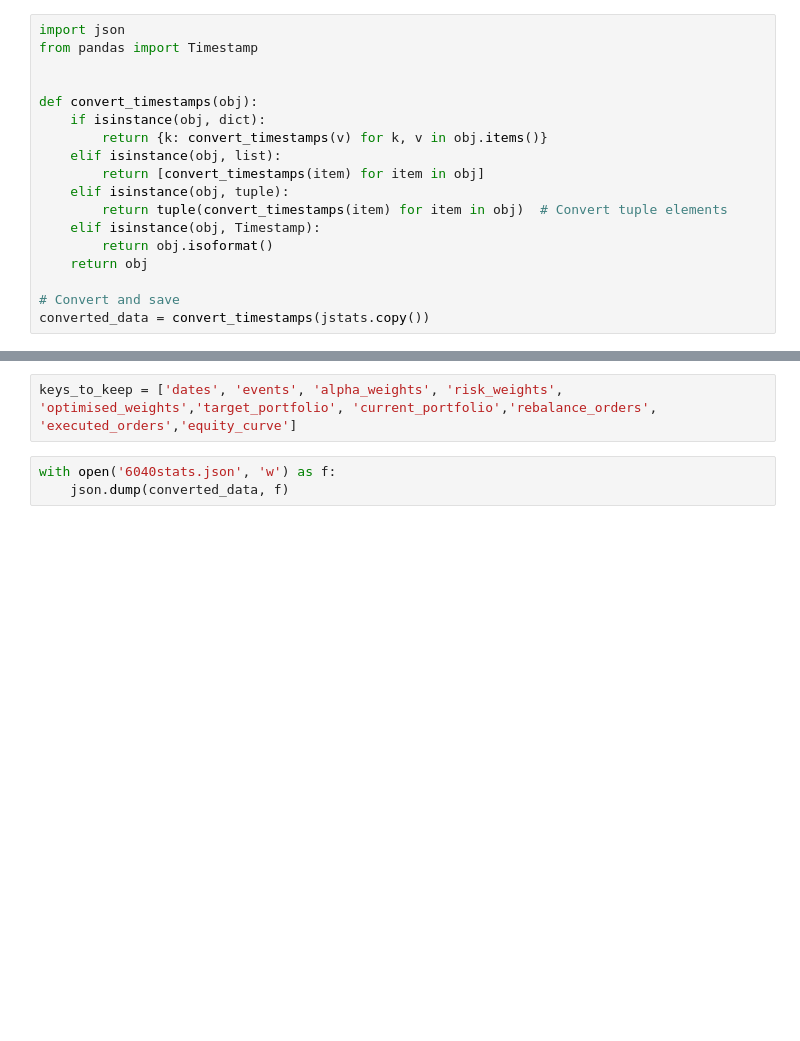
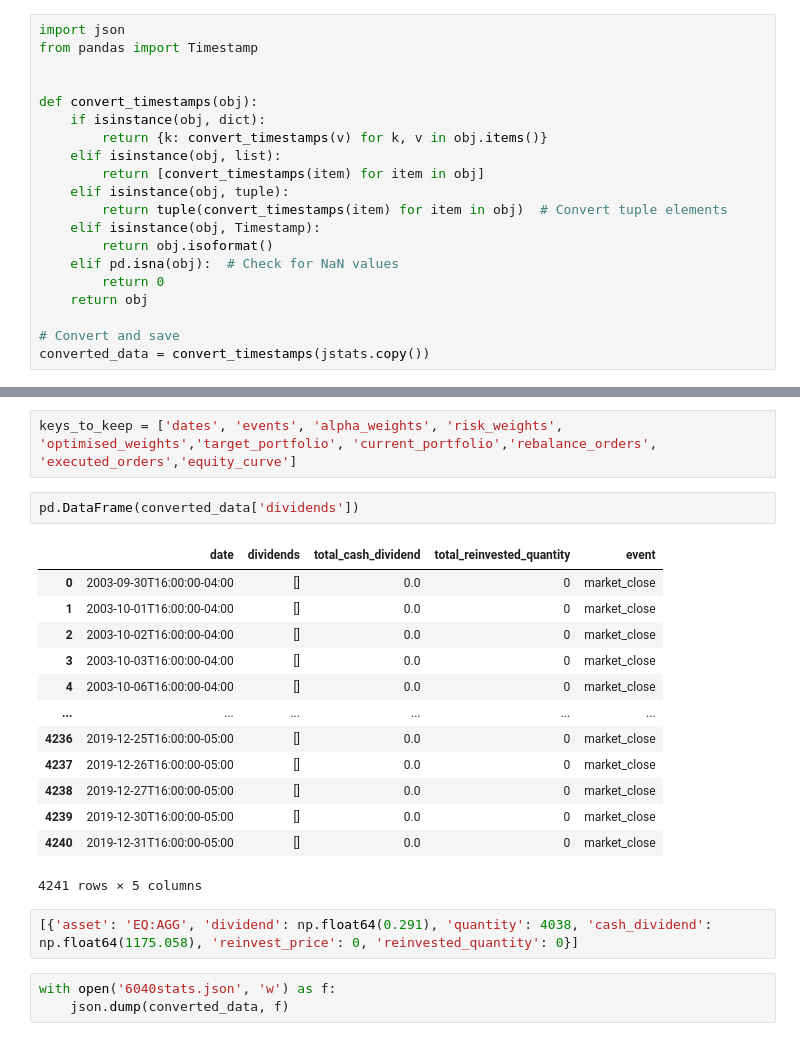
Before and after one commit to estrader1/qstrader, a Jupyter notebook: examples/6040.ipynb, the cells around one changed output, grey strips where cells are left out. Saved outputs shown, nothing was run; the diff lists cells and outputs as text; blank space fills up the shorter version.

```diff
--- a/examples/6040.ipynb
+++ b/examples/6040.ipynb
@@ -135,6 +191,8 @@ def convert_timestamps(obj):
         return tuple(convert_timestamps(item) for item in obj)  # Convert tuple elements
     elif isinstance(obj, Timestamp):
         return obj.isoformat()
+    elif pd.isna(obj):  # Check for NaN values
+        return 0
     return obj
 
 # Convert and save
@@ -166,5 +222,23 @@ dict_keys(['dates', 'events', 'alpha_weights', 'risk_weights', 'optimised_weight
 # %%
 keys_to_keep = ['dates', 'events', 'alpha_weights', 'risk_weights', 'optimised_weights','target_portfolio', 'current_portfolio','rebalance_orders', 'executed_orders','equity_curve']
+# %%
+pd.DataFrame(converted_data['dividends'])
+# %% [output]
+|  | date | dividends | total_cash_dividend | total_reinvested_quantity | event |
+| 0 | 2003-09-30T16:00:00-04:00 | [] | 0.0 | 0 | market_close |
+| 1 | 2003-10-01T16:00:00-04:00 | [] | 0.0 | 0 | market_close |
+| 2 | 2003-10-02T16:00:00-04:00 | [] | 0.0 | 0 | market_close |
+| 3 | 2003-10-03T16:00:00-04:00 | [] | 0.0 | 0 | market_close |
+| 4 | 2003-10-06T16:00:00-04:00 | [] | 0.0 | 0 | market_close |
+| ... | ... | ... | ... | ... | ... |
+| 4236 | 2019-12-25T16:00:00-05:00 | [] | 0.0 | 0 | market_close |
+| 4237 | 2019-12-26T16:00:00-05:00 | [] | 0.0 | 0 | market_close |
+| 4238 | 2019-12-27T16:00:00-05:00 | [] | 0.0 | 0 | market_close |
+| 4239 | 2019-12-30T16:00:00-05:00 | [] | 0.0 | 0 | market_close |
+| 4240 | 2019-12-31T16:00:00-05:00 | [] | 0.0 | 0 | market_close |
+4241 rows × 5 columns
+# %%
+[{'asset': 'EQ:AGG', 'dividend': np.float64(0.291), 'quantity': 4038, 'cash_dividend': np.float64(1175.058), 'reinvest_price': 0, 'reinvested_quantity': 0}]
 # %%
 with open('6040stats.json', 'w') as f:
     json.dump(converted_data, f)
```
Also changed, not shown: parts of 20 cells of this notebook, 8 other files.
